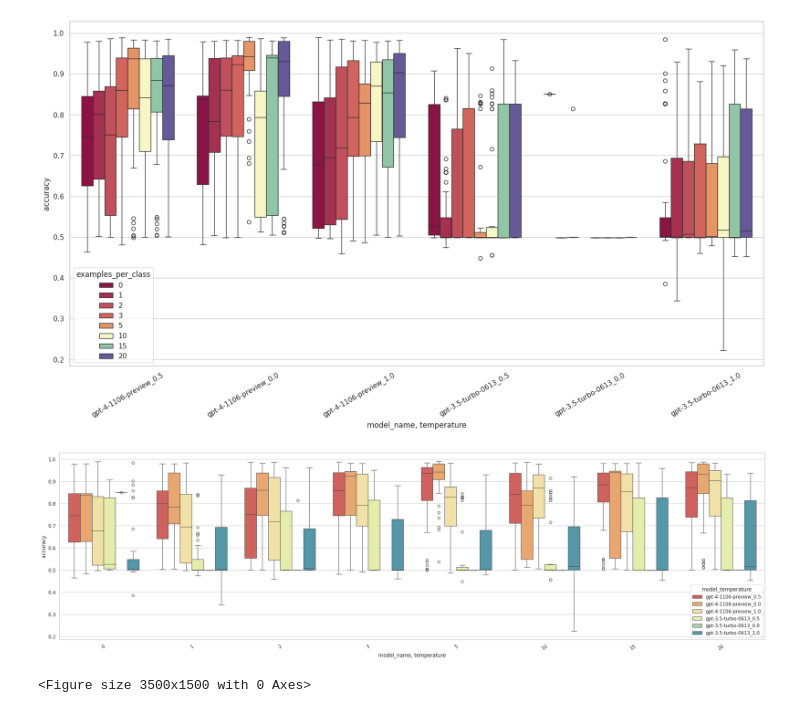
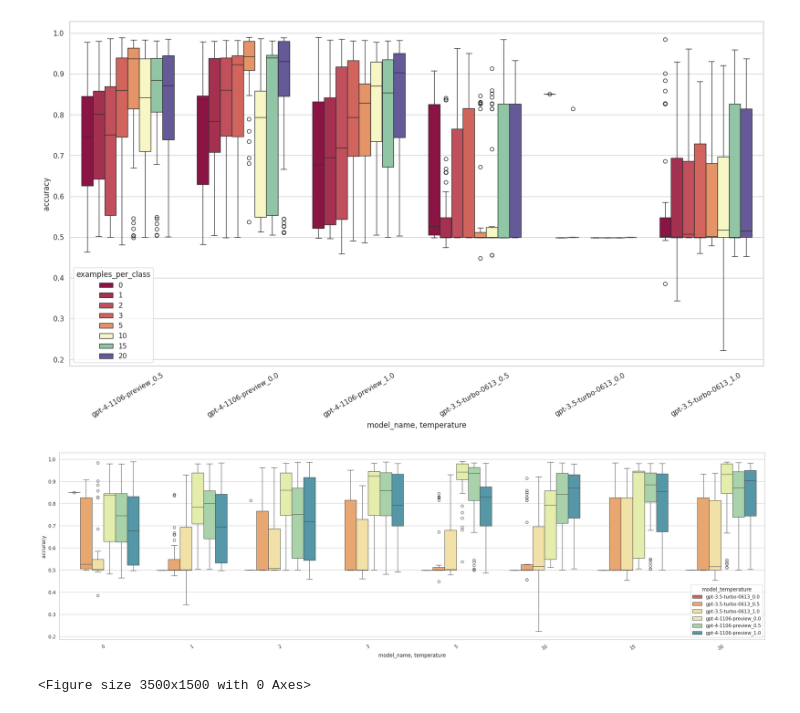
Before and after one commit to PasiniSamuele/Robust-Attack-Detectors-LLM, a Jupyter notebook: notebooks/explore_summary/create_boxplots.ipynb, the cells around one changed output. Drawn from its saved outputs; the diff is of its cells as text; code cells hidden in the pictures.

Commit message:
plots

```diff
--- a/notebooks/explore_summary/create_boxplots.ipynb
+++ b/notebooks/explore_summary/create_boxplots.ipynb
@@ -123,17 +123,19 @@ plt.show()
 [figure]
 # %%
 #draw boxplot  per model-temperature pair and examples_per_class
+hue_order = df.groupby('model_temperature')["model_temperature"].first().sort_values().index
+
 sns.set_theme(style="whitegrid")
 #make figure larger
 plt.figure(figsize=(30, 8))
-ax = sns.boxplot(x="examples_per_class", y="accuracy", hue="model_temperature", data=df, palette="Spectral", legend = "brief")
+ax = sns.boxplot(x="examples_per_class", y="accuracy", hue="model_temperature", hue_order = hue_order,data=df, palette="Spectral", legend = "brief")
 ax.set_xticklabels(ax.get_xticklabels(), rotation=30)
 ax.set_xlabel("model_name, temperature")
 ax.set_ylabel("accuracy")
 #set legend using the hue values present in the dataset
 plt.show()
 # %% [output]
-[figure, old version]
+[figure, new version]
 # %%
 #draw the catplot
 sns.set_theme(style="whitegrid")
```
Also changed, not shown: parts of 1 cell of this notebook, 1 other file.
